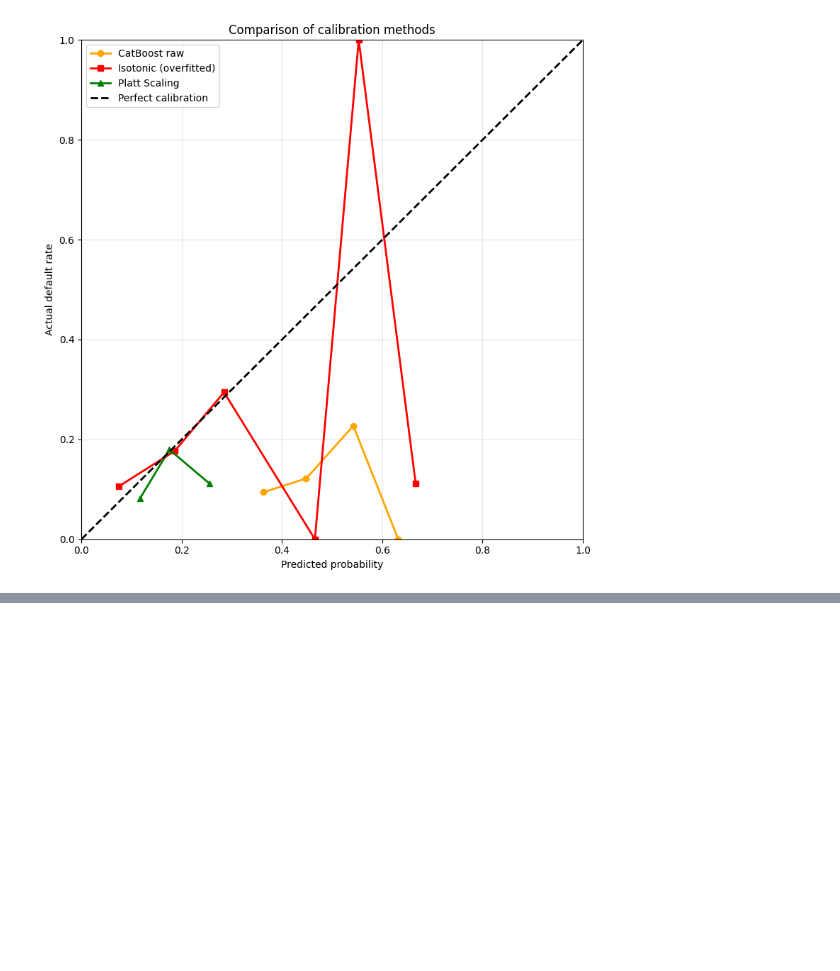
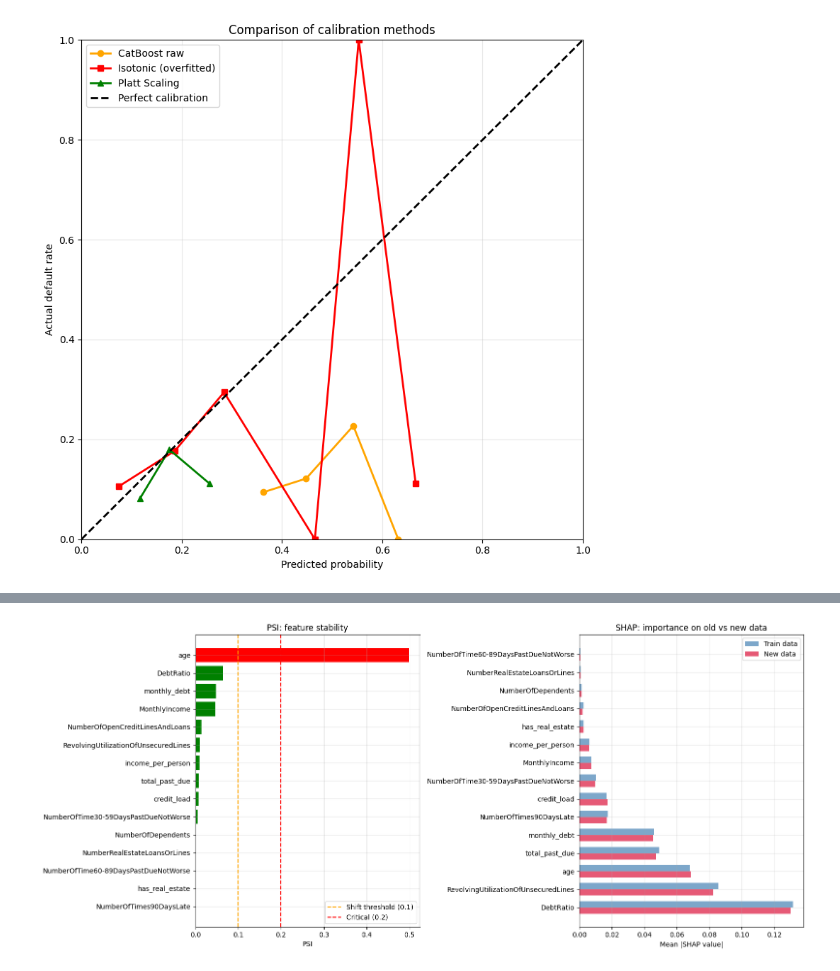
Before and after one commit to aspho-di/Credit-Scoring, a Jupyter notebook: notebooks/01_eda.ipynb, the cells around one changed output, grey strips where cells are left out. Saved outputs shown, nothing was run; the diff lists cells and outputs as text; code cells hidden in the pictures; blank space fills up the shorter version.

```diff
--- a/notebooks/01_eda.ipynb
+++ b/notebooks/01_eda.ipynb
@@ -1494,0 +1992,49 @@ Model                                  ROC-AUC
+# %%
+fig, axes = plt.subplots(1, 2, figsize=(16, 7))
+
+# Plot 1: PSI by feature
+psi_df = pd.DataFrame({
+    'feature': list(psi_results.keys()),
+    'PSI': list(psi_results.values())
+}).sort_values('PSI', ascending=True)
+
+colors = ['red' if p > 0.2 else
+          'orange' if p > 0.1 else
+          'green' for p in psi_df['PSI']]
+
+axes[0].barh(psi_df['feature'], psi_df['PSI'], color=colors)
+axes[0].axvline(x=0.1, color='orange', linestyle='--',
+                label='Shift threshold (0.1)')
+axes[0].axvline(x=0.2, color='red', linestyle='--',
+                label='Critical (0.2)')
+axes[0].set_title('PSI: feature stability')
+axes[0].set_xlabel('PSI')
+axes[0].legend()
+axes[0].grid(True, alpha=0.3)
+
+# Plot 2: SHAP comparison
+x = range(len(shap_comparison))
+width = 0.35
+
+axes[1].barh(
+    [i + width/2 for i in x],
+    shap_comparison['shap_train'],
+    width, label='Train data',
+    color='steelblue', alpha=0.7)
+axes[1].barh(
+    [i - width/2 for i in x],
+    shap_comparison['shap_new'],
+    width, label='New data',
+    color='crimson', alpha=0.7)
+
+axes[1].set_yticks(list(x))
+axes[1].set_yticklabels(shap_comparison['feature'])
+axes[1].set_title('SHAP: importance on old vs new data')
+axes[1].set_xlabel('Mean |SHAP value|')
+axes[1].legend()
+axes[1].grid(True, alpha=0.3)
+
+plt.tight_layout()
+plt.show()
+# %% [output]
+[figure, added]
```
Also changed, not shown: parts of 20 cells of this notebook, 7 other files.
